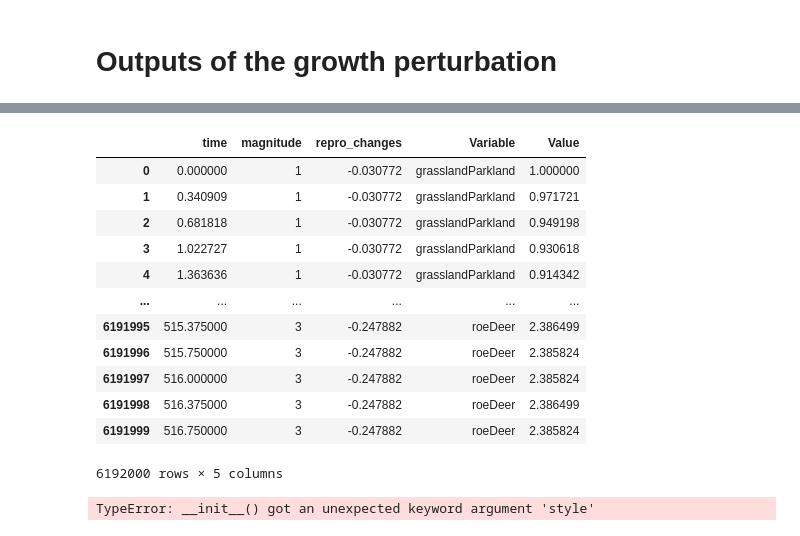
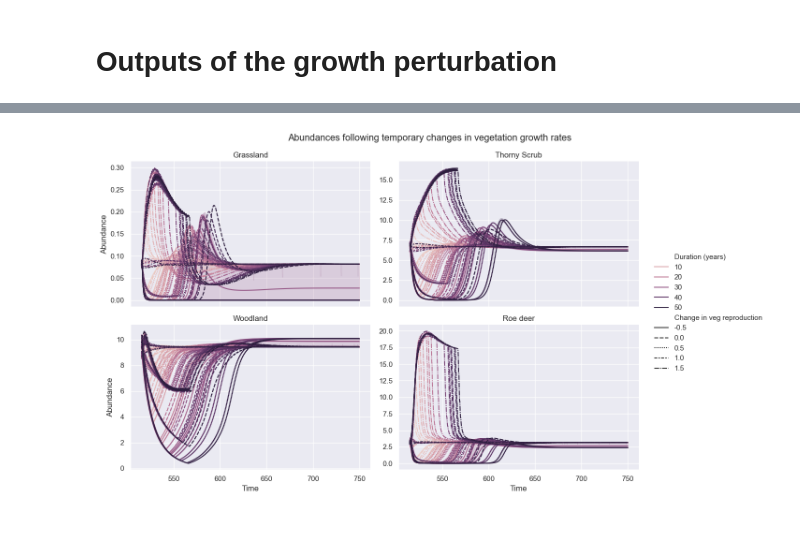
Before and after one commit to emjneil/rewilding_resilience, a Jupyter notebook: ode_experiments.ipynb, the cells around one changed output, grey strips where cells are left out. Saved outputs shown, nothing was run; the diff lists cells and outputs as text; code cells hidden in the pictures.

```diff
--- a/ode_experiments.ipynb
+++ b/ode_experiments.ipynb
@@ -48,49 +16,37 @@ melted_df
 melted_df = ode_df_timeseries.melt(id_vars=['time', 'magnitude', 'repro_changes'],
                                    value_vars=['grasslandParkland', 'thornyScrub', 'woodland', 'roeDeer'],
                                    var_name='Variable', value_name='Value')
-# %%
-melted_df
-# %% [output]
-|  | time | magnitude | repro_changes | Variable | Value |
-| 0 | 0.000000 | 1 | -0.030772 | grasslandParkland | 1.000000 |
-| 1 | 0.340909 | 1 | -0.030772 | grasslandParkland | 0.971721 |
-| 2 | 0.681818 | 1 | -0.030772 | grasslandParkland | 0.949198 |
-| 3 | 1.022727 | 1 | -0.030772 | grasslandParkland | 0.930618 |
-| 4 | 1.363636 | 1 | -0.030772 | grasslandParkland | 0.914342 |
-| ... | ... | ... | ... | ... | ... |
-| 6191995 | 515.375000 | 3 | -0.247882 | roeDeer | 2.386499 |
-| 6191996 | 515.750000 | 3 | -0.247882 | roeDeer | 2.385824 |
-| 6191997 | 516.000000 | 3 | -0.247882 | roeDeer | 2.385824 |
-| 6191998 | 516.375000 | 3 | -0.247882 | roeDeer | 2.386499 |
-| 6191999 | 516.750000 | 3 | -0.247882 | roeDeer | 2.385824 |
-6192000 rows × 5 columns
-# %%
-# Set style
-sns.set_style("darkgrid")
-
-# Create a colormap for repro_changes
-repro_changes_cmap = sns.color_palette("cool", as_cmap=True)
-
-# Create a FacetGrid scatterplot
-g = sns.FacetGrid(melted_df, col='Variable', hue="repro_changes", col_wrap=2, height=4, aspect=1.2, sharey=False)
-
-# Define the scatterplot for each subplot
-g.map(sns.scatterplot, 'time', 'Value', palette=repro_changes_cmap)
-
-# Set labels and title for each subplot
-g.set_axis_labels('Time', 'Value')
-g.set_titles('{col_name}')
-g.fig.suptitle('Scatterplot of Value over Time by Variable', y=1.05)
-
-# Add a colorbar
-sm = plt.cm.ScalarMappable(cmap=repro_changes_cmap)
-sm.set_array([])
-g.fig.colorbar(sm, ax=g.axes)
-
-# Adjust spacing between subplots
-g.fig.tight_layout()
-
-# Display the plot
-plt.show()
-# %% [output]
-TypeError: __init__() got an unexpected keyword argument 'style'
+# %%
+melted_df = melted_df.rename(columns={'magnitude': 'Duration (years)', 'repro_changes': 'Change in veg reproduction'})
+# %%
+# look only at the perturbation section
+df = melted_df.loc[melted_df["time"] >= 515]
+# %%
+df = df.loc[df["time"] <= 750]
+# %%
+
+# Create a FacetGrid with subplots
+g = sns.FacetGrid(df, col='Variable', col_wrap=2, height=4, aspect=1.5, sharey=False)
+
+# Plot lineplot for each variable
+g.map_dataframe(sns.lineplot, x='time', y='Value', hue='Duration (years)', style='Change in veg reproduction')
+
+# Set axis labels
+g.set_axis_labels('Time', 'Abundance')
+
+# Set title for each subplot
+titles = ['Grassland', 'Thorny Scrub', 'Woodland', 'Roe deer']
+for ax, title in zip(g.axes.flat, titles):
+    ax.set_title(title)
+
+# add legend
+g.add_legend()
+
+plt.suptitle('Abundances following temporary changes in vegetation growth rates')
+# Adjust spacing between subplots
+g.tight_layout()
+
+# Display the plot
+plt.show()
+# %% [output]
+[figure, added]
```
Also changed, not shown: parts of 26 cells of this notebook, 5 other files.
